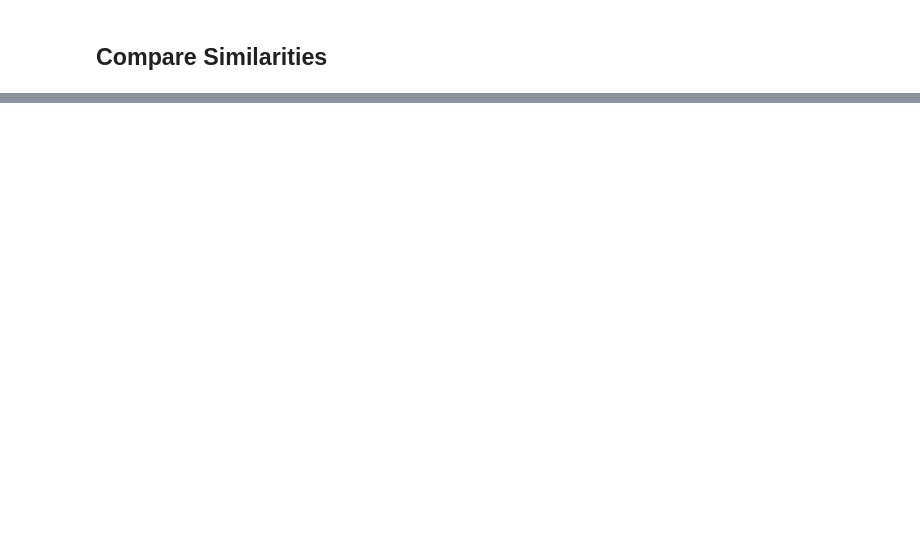
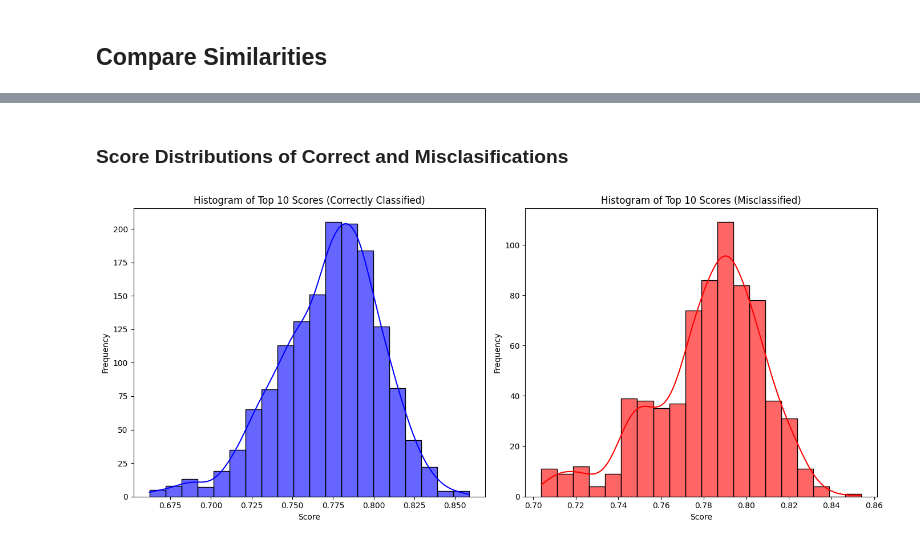
Before and after one commit to mtilerisoy/ML-based-Image-Matching, a Jupyter notebook: scripts/analysis.ipynb, the cells around one changed output, grey strips where cells are left out. Saved outputs shown, nothing was run; the diff lists cells and outputs as text; code cells hidden in the pictures; blank space fills up the shorter version.

```diff
--- a/scripts/analysis.ipynb
+++ b/scripts/analysis.ipynb
@@ -320,4 +334,22 @@ def get_segmentation_mask(image, processor, model):
     # plt.imshow(pred_seg)
 # %% [markdown]
 # Configuration
+# %%
+# Device
+DEVICE = "mps"
+
+# Source directory containing the scraped folders
+data_dir = "/Users/ilerisoy/Downloads/Classics/all"
+dataset = os.path.basename(data_dir)
+designs_dir = os.path.join(data_dir, "designs")
+
+# Color mode for the images
+convert_mode = "RGB"
+
+# Load the CLIP model
+CLIP_model, CLIP_transform = clip.load("ViT-L/14@336px")
+
+# Segmentation model initialization
+seg_processor = SegformerImageProcessor.from_pretrained("mattmdjaga/segformer_b2_clothes")
+seg_model = AutoModelForSemanticSegmentation.from_pretrained("mattmdjaga/segformer_b2_clothes")
 # %%
@@ -476,0 +580,55 @@ KeyboardInterrupt:
+# %% [markdown]
+### Score Distributions of Correct and Misclasifications
+# %%
+# # Load the design database embeddings and labels
+# with open(os.path.join(data_dir, f"{dataset}_results_{convert_mode}.pkl"), 'rb') as f:
+#     all_scores = pickle.load(f)
+# with open(os.path.join(data_dir, f"{dataset}_ranks_{convert_mode}.pkl"), 'rb') as f:
+#     all_ranks = pickle.load(f)
+
+# # Convert each tensor in all_scores to a numpy array and remove the extra dimension
+# all_scores = [scores.cpu().numpy().reshape(-1) for scores in all_scores]
+
+# Flatten all scores into a single array for the unnormalized histogram
+all_scores_flat = np.concatenate(all_scores)
+
+# Find global max and min scores for normalization
+max_score = max(np.max(scores) for scores in all_scores)
+min_score = min(np.min(scores) for scores in all_scores)
+
+# Normalize the scores using Min-Max normalization
+all_scores_normalized = [(scores - min_score) / (max_score - min_score) for scores in all_scores]
+
+# Flatten all normalized scores into a single array for the normalized histogram
+all_scores_normalized_flat = np.concatenate(all_scores_normalized)
+
+# Convert ranks to numpy array for easier calculations
+all_ranks = np.array(all_ranks)
+
+# Filter scores based on ranks and remove scores above 0.99
+correctly_classified_scores = [scores[:10][scores[:10] <= 0.99] for scores, rank in zip(all_scores, all_ranks) if rank > 0]
+misclassified_scores = [scores[:10][scores[:10] <= 0.99] for scores, rank in zip(all_scores, all_ranks) if rank == -1]
+
+# Flatten the filtered scores
+correctly_classified_scores_flat = np.concatenate(correctly_classified_scores)
+misclassified_scores_flat = np.concatenate(misclassified_scores)
+
+# Plot histograms
+plt.figure(figsize=(14, 6))
+
+plt.subplot(1, 2, 1)
+sns.histplot(correctly_classified_scores_flat, bins=20, kde=True, color='blue', alpha=0.6)
+plt.title('Histogram of Top 10 Scores (Correctly Classified)')
+plt.xlabel('Score')
+plt.ylabel('Frequency')
+
+plt.subplot(1, 2, 2)
+sns.histplot(misclassified_scores_flat, bins=20, kde=True, color='red', alpha=0.6)
+plt.title('Histogram of Top 10 Scores (Misclassified)')
+plt.xlabel('Score')
+plt.ylabel('Frequency')
+
+plt.tight_layout()
+plt.show()
+# %% [output]
+[figure, added]
```
Also changed, not shown: parts of 8 cells of this notebook.
